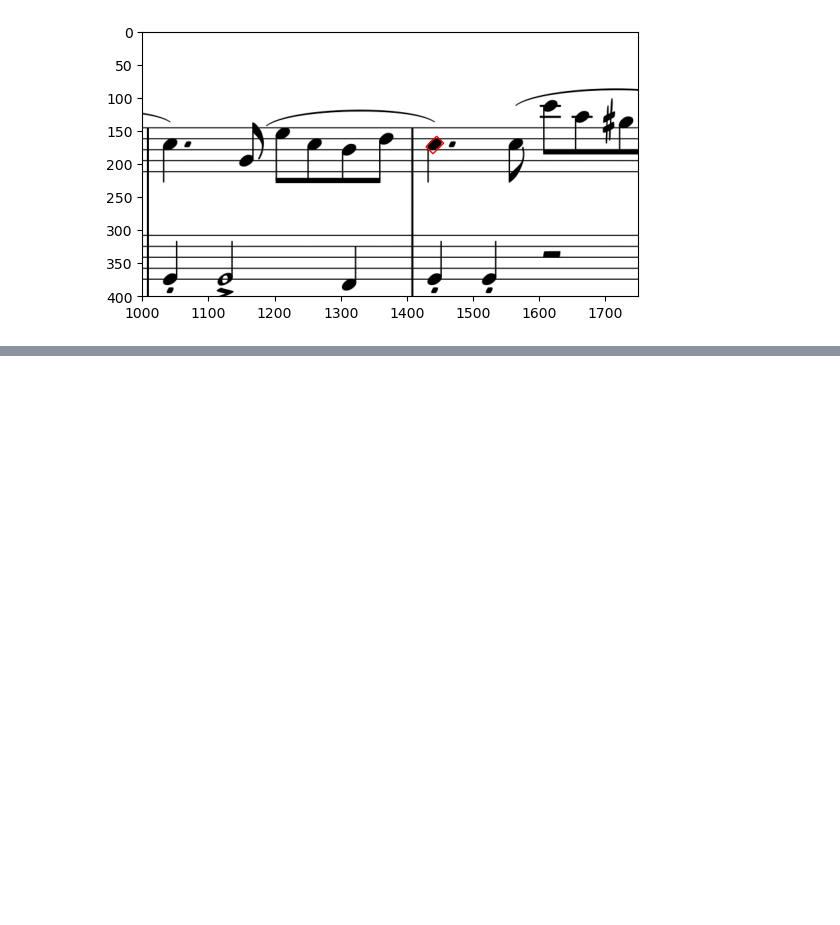
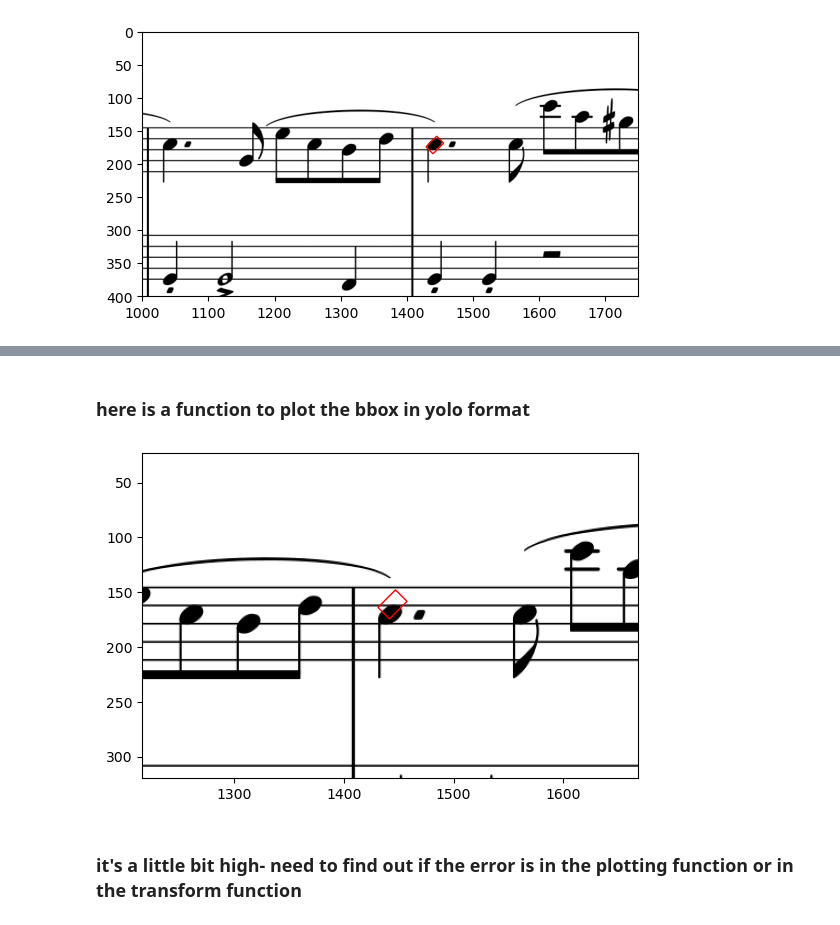
Before and after one commit to dmgonzalez8/OMR, a Jupyter notebook: deepscores json library info.ipynb, the cells around one changed output, grey strips where cells are left out. Cells and saved outputs as stored; diff of their text form; code cells hidden in the pictures; blank space fills up the shorter version.

```diff
--- a/deepscores json library info.ipynb
+++ b/deepscores json library info.ipynb
@@ -227,0 +277,39 @@ draw_obb_on_image('./ds2_dense/images/'+image_path, obb, True)
+# %% [markdown]
+### here is a function to plot the bbox in yolo format
+# %%
+def draw_rotated_yolo_bbox(image_path, bbox, img_width, img_height, zoom=False):
+    # Load the image
+    img = Image.open(image_path)
+
+    # Convert bbox from YOLO format (normalized) to pixel format
+    center_x = bbox[0] * img_width
+    center_y = bbox[1] * img_height
+    width = bbox[2] * img_width
+    height = bbox[3] * img_height
+    angle = bbox[4]  # Angle in degrees
+
+    # Create a matplotlib figure and axis
+    fig, ax = plt.subplots()
+    ax.imshow(img)
+
+    # Create a rectangle patch with rotation
+    rect = patches.Rectangle((center_x - width / 2, center_y - height / 2),
+                             width, height, linewidth=1, edgecolor='r', facecolor='none', angle=-angle)
+    ax.add_patch(rect)
+
+    # Set plot limits based on zoom
+    if zoom:
+        ax.set_xlim(center_x - 10*width, center_x +10* width)
+        ax.set_ylim(center_y + 10*height, center_y - 10*height)
+    else:
+        plt.xlim(0, img_width)
+        plt.ylim(img_height, 0)
+
+    plt.show()
+
+# Example usage:
+draw_rotated_yolo_bbox('./ds2_dense/images/'+image_path, yolo_bbox, img_width, img_height, True)
+# %% [output]
+[figure, added]
+# %% [markdown]
+### it's a little bit high- need to find out if the error is in the plotting function or in the transform function
```
Also changed, not shown: parts of 3 cells of this notebook.
